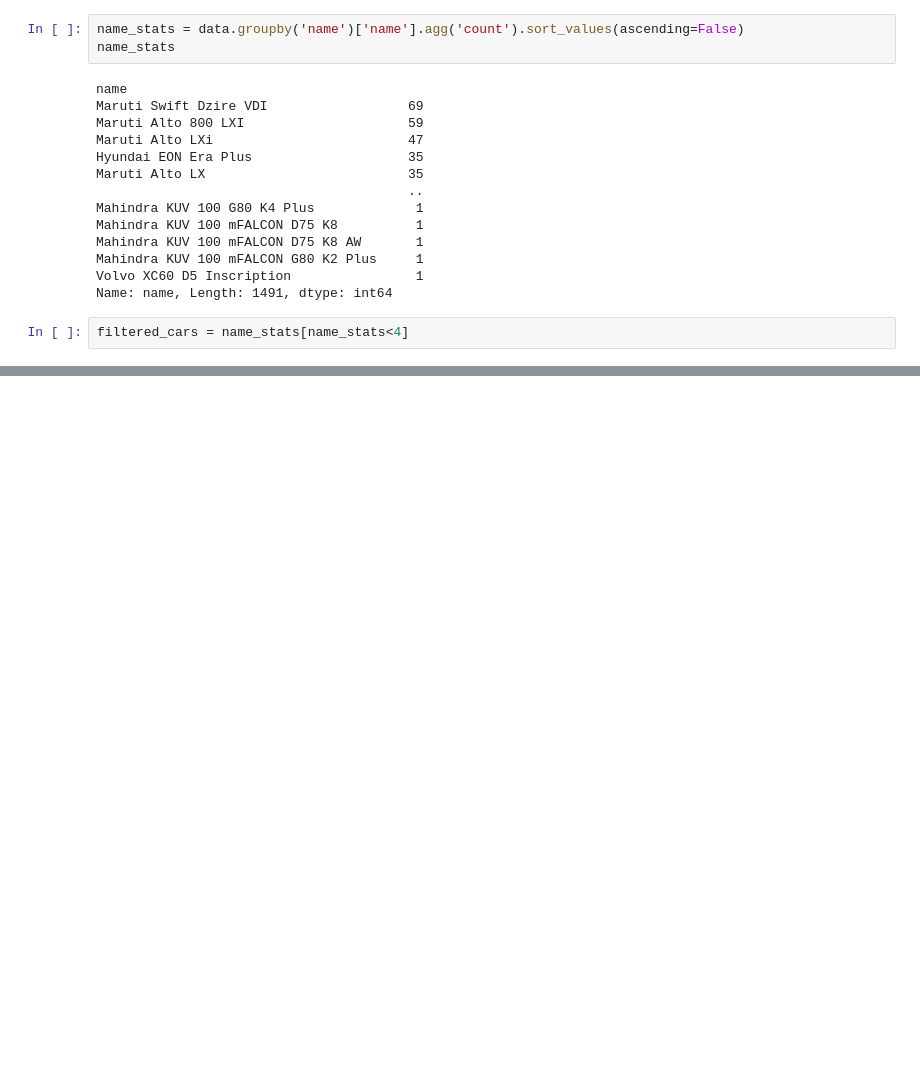
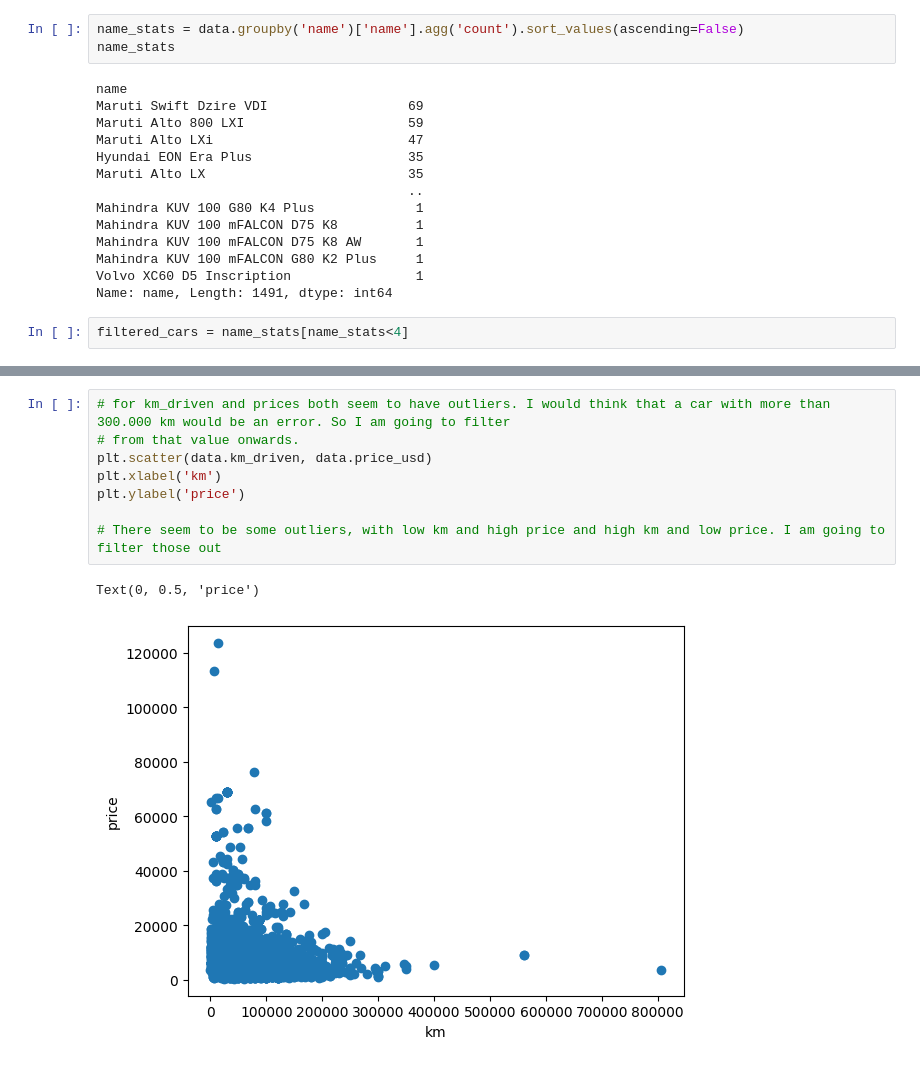
Before and after one commit to juanmir227/ML-DL, a Jupyter notebook: Portfolio Projects/Regression/model/prices.ipynb, the cells around one changed output, grey strips where cells are left out. Saved outputs shown, nothing was run; the diff lists cells and outputs as text; blank space fills up the shorter version.

```diff
--- a/Portfolio Projects/Regression/model/prices.ipynb
+++ b/Portfolio Projects/Regression/model/prices.ipynb
@@ -80,0 +97,11 @@ df1.describe()
+# %%
+# for km_driven and prices both seem to have outliers. I would think that a car with more than 300.000 km would be an error. So I am going to filter
+# from that value onwards.
+plt.scatter(data.km_driven, data.price_usd)
+plt.xlabel('km')
+plt.ylabel('price')
+
+# There seem to be some outliers, with low km and high price and high km and low price. I am going to filter those out
+# %% [output]
+Text(0, 0.5, 'price')
+[figure, added]
```
Also changed, not shown: parts of 28 cells of this notebook, 3 other files.
